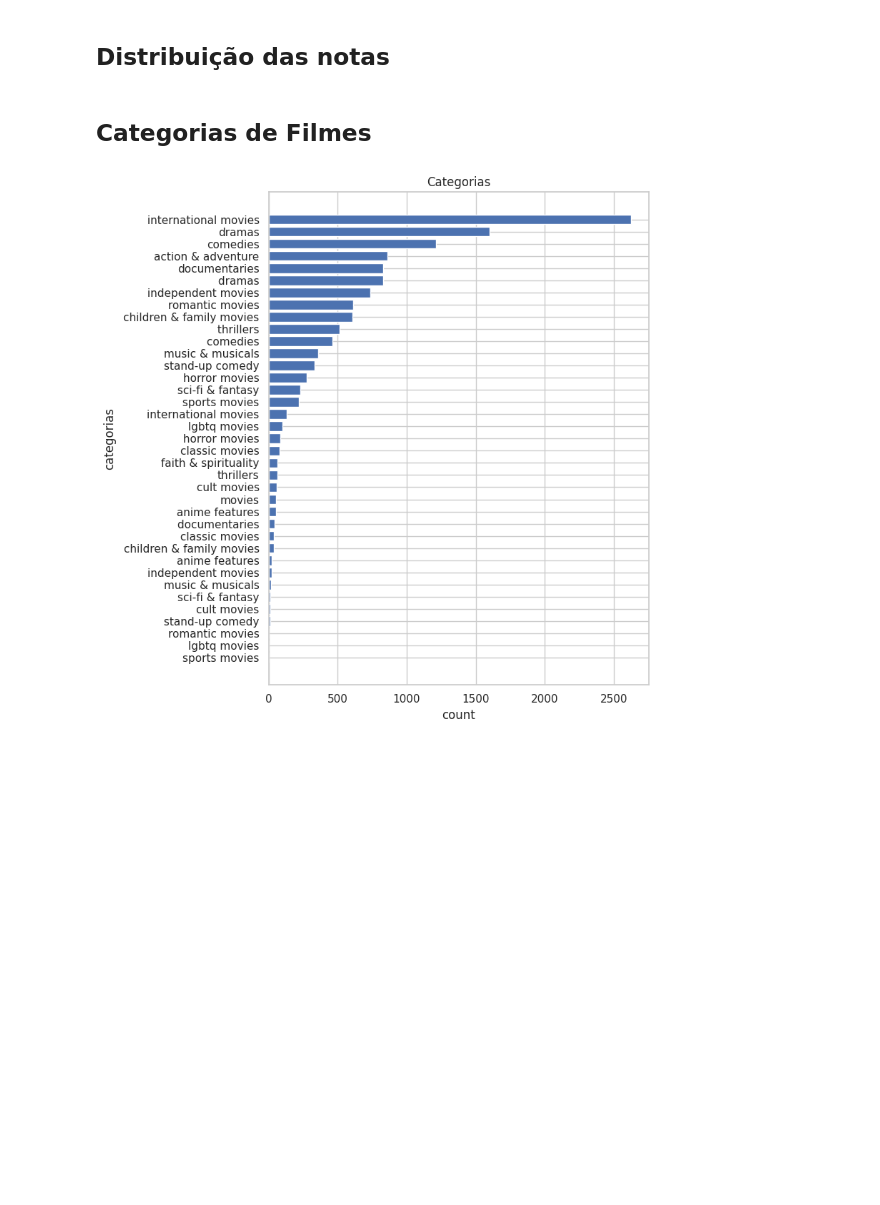
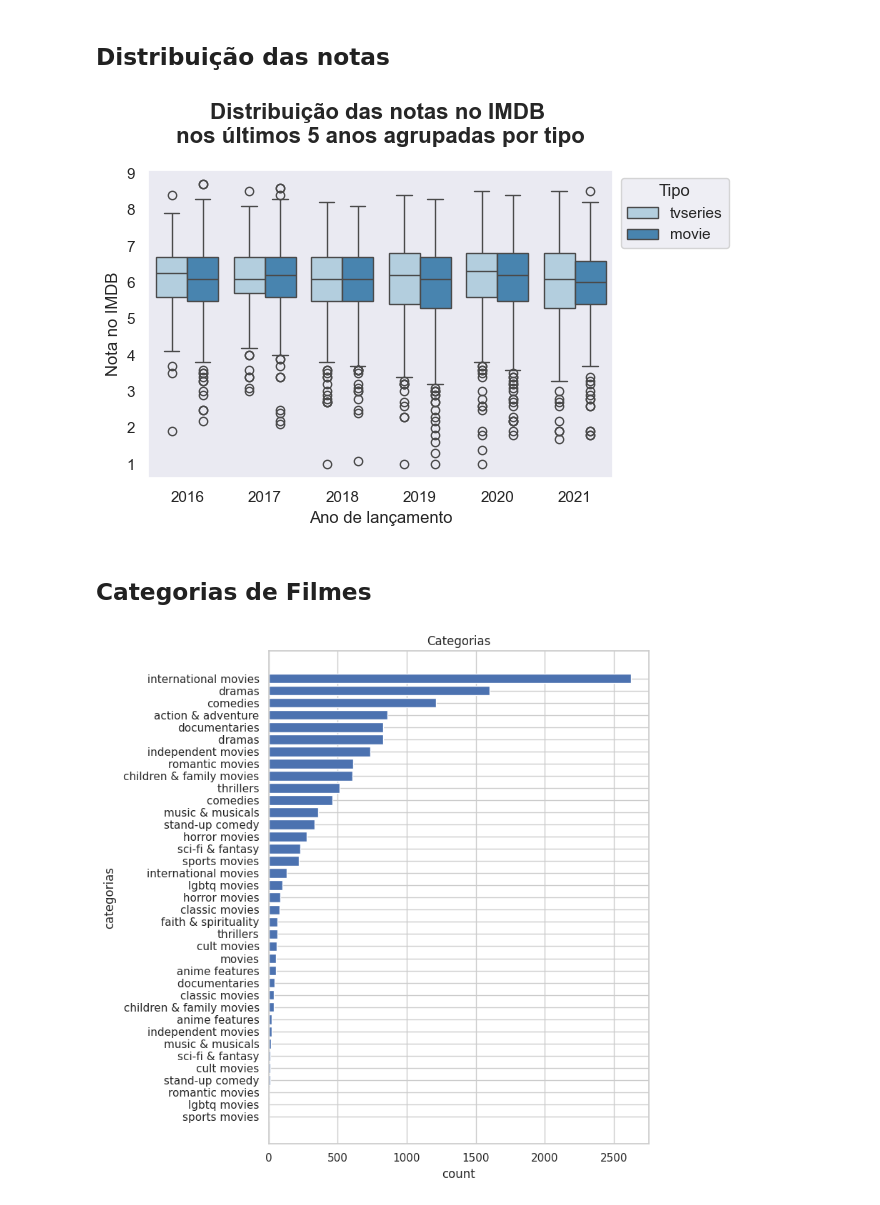
Before and after one commit to moraessena/netflix_notebook, a Jupyter notebook: netflix_notebook_v2.ipynb, the cells around one changed output. Saved outputs shown, nothing was run; the diff lists cells and outputs as text; code cells hidden in the pictures; blank space fills up the shorter version.

Commit message:
Adicao do boxplot de notas

```diff
--- a/netflix_notebook_v2.ipynb
+++ b/netflix_notebook_v2.ipynb
@@ -450,3 +446,17 @@ plt.show()
+# %%
+# Converte coluna de ano para inteiro
+df_netflix_titles["release_year"] = df_netflix_titles["release_year"].astype('int')
+# %%
+f, ax = plt.subplots(figsize=(6, 4))
+df_netflix_last_titles = df_netflix_titles[df_netflix_titles["release_year"] >= df_netflix_titles['release_year'].max()-5]
+sns.boxplot(data=df_netflix_last_titles, x="release_year", y="rating_imdb", hue="type", palette="Blues")
+plt.legend(title="Tipo", loc="upper left", bbox_to_anchor=(1, 1))
+ax.grid(False)
+ax.set_title("Distribuição das notas no IMDB \nnos últimos 5 anos agrupadas por tipo", pad=20, fontsize=16, fontweight='bold')
+ax.set(ylabel="Nota no IMDB", xlabel="Ano de lançamento")
+plt.show()
+# %% [output]
+[figure, added]
 # %% [markdown]
 ## Categorias de Filmes
 # %%
```
Also changed, not shown: parts of 7 cells of this notebook.
